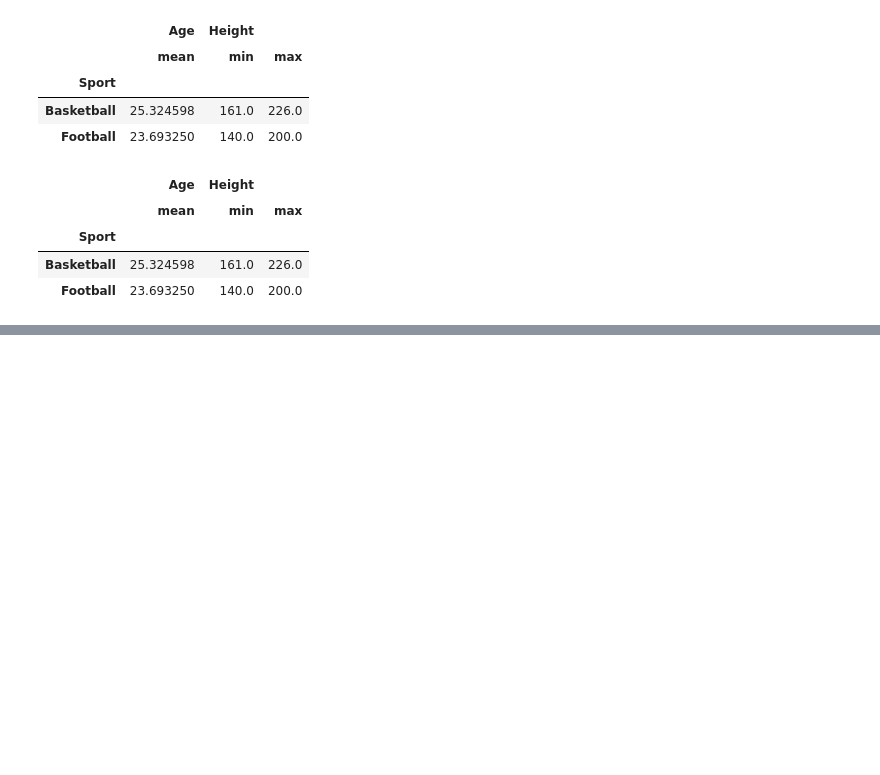
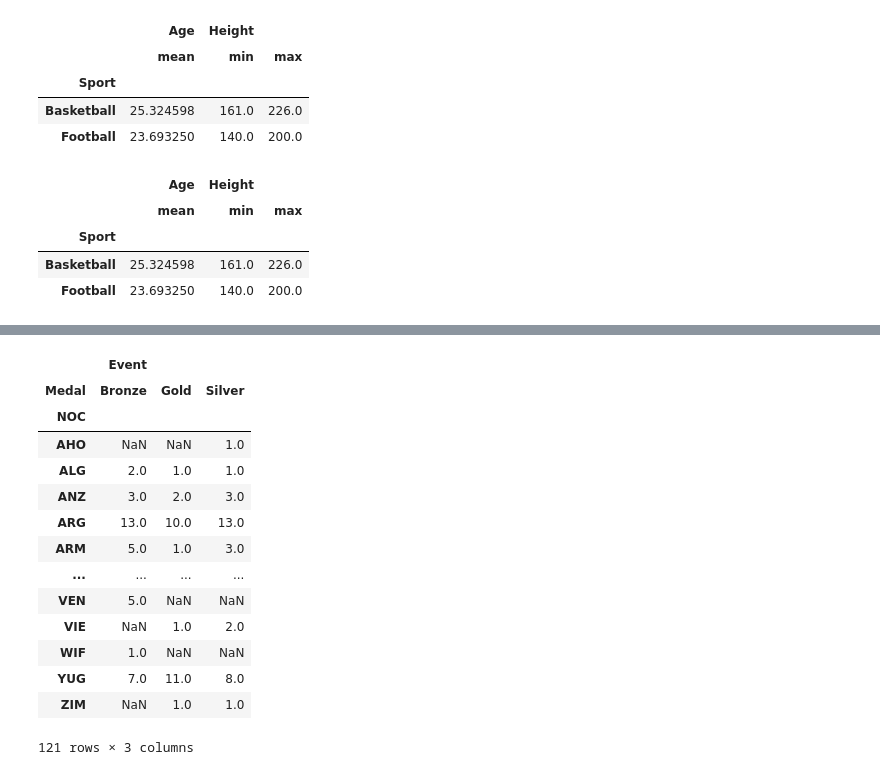
Before and after one commit to oscargbocanegra/learning, a Jupyter notebook: MachineLearning/c-udemy-analisis-datos-python-3/notebooks/04-manipulacion-datos-pandas.ipynb, the cells around one changed output, grey strips where cells are left out. Drawn from its saved outputs; the diff is of its cells as text; code cells hidden in the pictures; blank space fills up the shorter version.

```diff
--- a/MachineLearning/c-udemy-analisis-datos-python-3/notebooks/04-manipulacion-datos-pandas.ipynb
+++ b/MachineLearning/c-udemy-analisis-datos-python-3/notebooks/04-manipulacion-datos-pandas.ipynb
@@ -997,0 +1063,19 @@ olympics_gb.groupby('Sport').agg({'Age': np.mean, 'Height': [np.min, np.max]})
+# %%
+# Realizando  busqueda con el comando pivot_table.
+medals.get(['NOC', 'Medal', 'Event']).pivot_table(index = 'NOC', columns = 'Medal', aggfunc = 'count')
+# %% [output]
+|  | Event |  |  |
+| Medal | Bronze | Gold | Silver |
+| NOC |  |  |  |
+| AHO | NaN | NaN | 1.0 |
+| ALG | 2.0 | 1.0 | 1.0 |
+| ANZ | 3.0 | 2.0 | 3.0 |
+| ARG | 13.0 | 10.0 | 13.0 |
+| ARM | 5.0 | 1.0 | 3.0 |
+| ... | ... | ... | ... |
+| VEN | 5.0 | NaN | NaN |
+| VIE | NaN | 1.0 | 2.0 |
+| WIF | 1.0 | NaN | NaN |
+| YUG | 7.0 | 11.0 | 8.0 |
+| ZIM | NaN | 1.0 | 1.0 |
+121 rows × 3 columns
```
Also changed, not shown: parts of 8 cells of this notebook.
